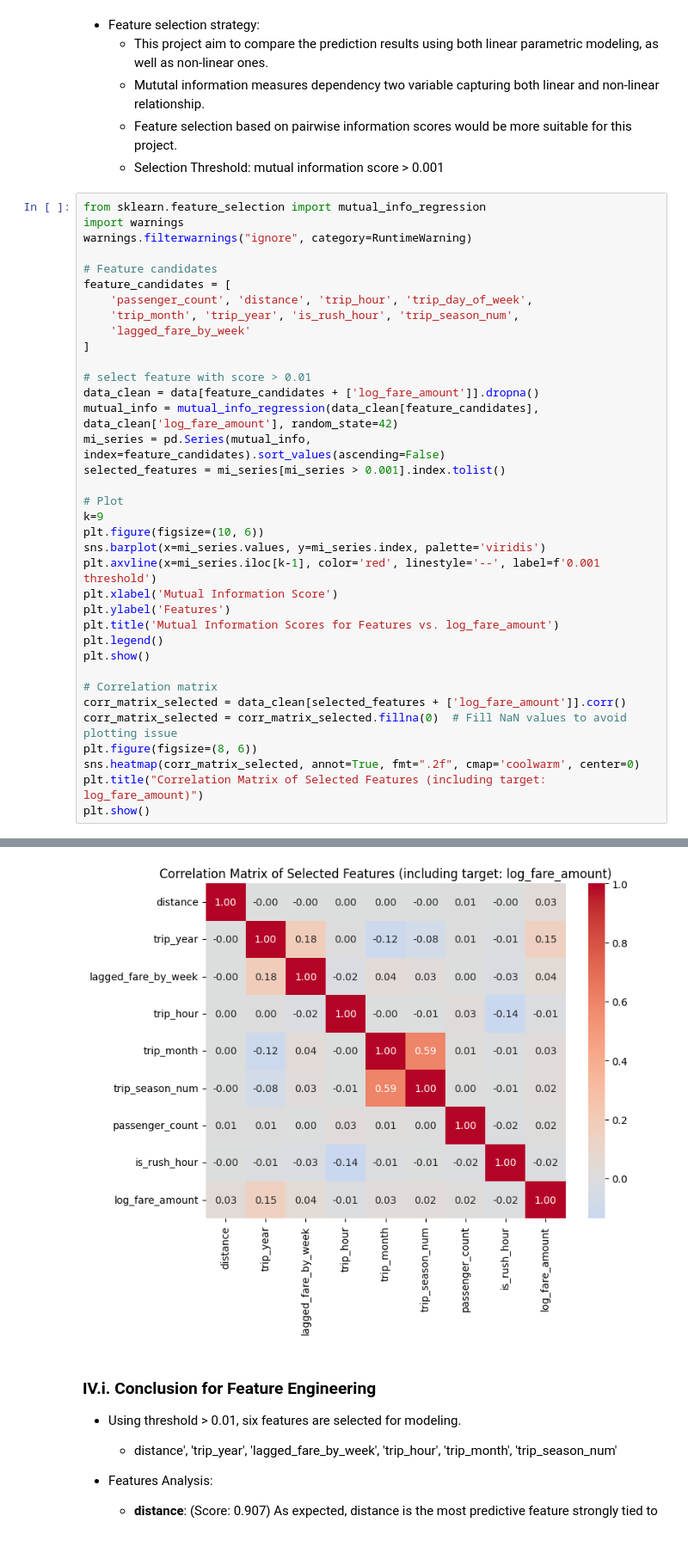
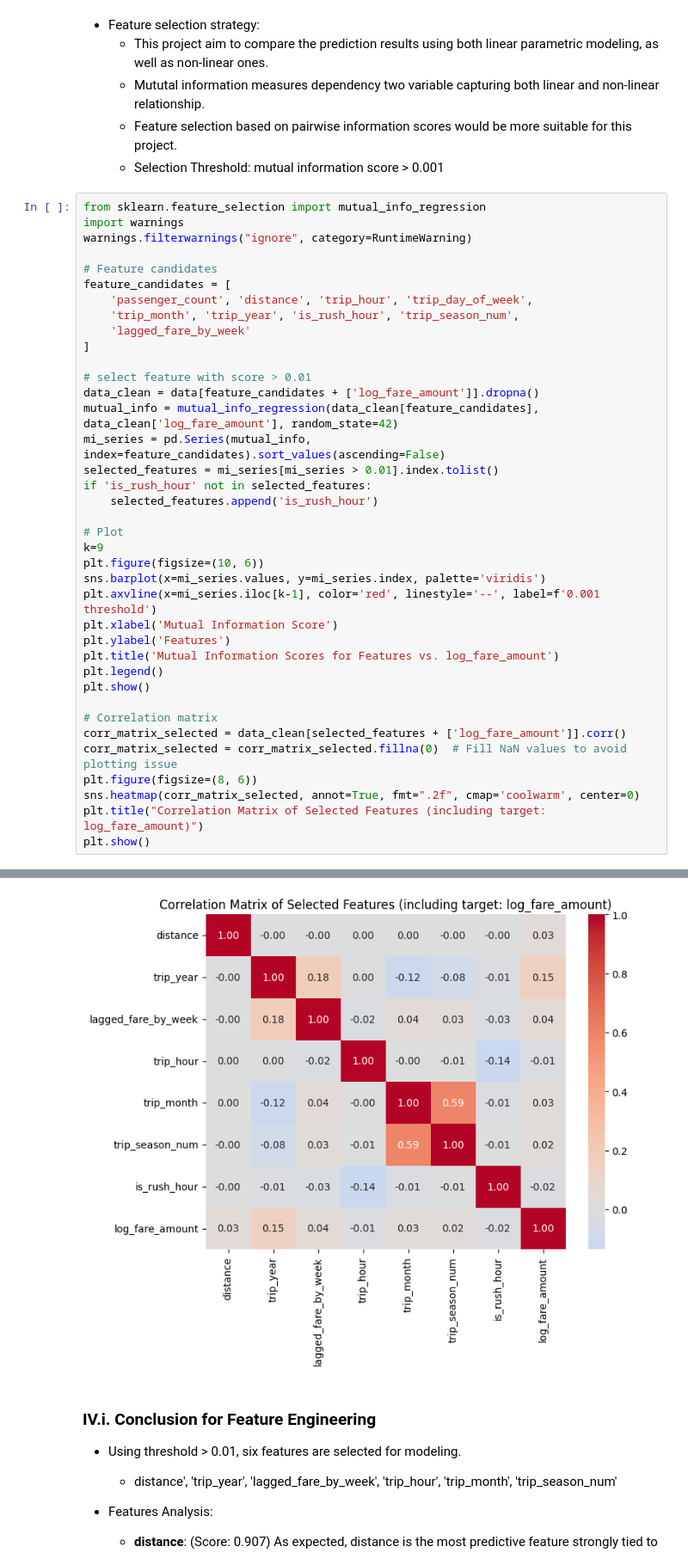
Before and after one commit to ameau01/Uber-Fare-Prediction, a Jupyter notebook: uber-fare-prediction-final.ipynb, the cells around one changed output, grey strips where cells are left out. Shown at 86% size. Cells and saved outputs as stored; diff of their text form.

```diff
--- a/uber-fare-prediction-final.ipynb
+++ b/uber-fare-prediction-final.ipynb
@@ -539,35 +539,37 @@ feature_candidates = [
     'passenger_count', 'distance', 'trip_hour', 'trip_day_of_week',
     'trip_month', 'trip_year', 'is_rush_hour', 'trip_season_num',
     'lagged_fare_by_week'
 ]
 
 # select feature with score > 0.01
 data_clean = data[feature_candidates + ['log_fare_amount']].dropna()
 mutual_info = mutual_info_regression(data_clean[feature_candidates], data_clean['log_fare_amount'], random_state=42)
 mi_series = pd.Series(mutual_info, index=feature_candidates).sort_values(ascending=False)
-selected_features = mi_series[mi_series > 0.001].index.tolist()
+selected_features = mi_series[mi_series > 0.01].index.tolist()
+if 'is_rush_hour' not in selected_features:
+    selected_features.append('is_rush_hour')
 
 # Plot
 k=9
 plt.figure(figsize=(10, 6))
 sns.barplot(x=mi_series.values, y=mi_series.index, palette='viridis')
 plt.axvline(x=mi_series.iloc[k-1], color='red', linestyle='--', label=f'0.001 threshold')
 plt.xlabel('Mutual Information Score')
 plt.ylabel('Features')
 plt.title('Mutual Information Scores for Features vs. log_fare_amount')
 plt.legend()
 plt.show()
 
 # Correlation matrix
 corr_matrix_selected = data_clean[selected_features + ['log_fare_amount']].corr()
 corr_matrix_selected = corr_matrix_selected.fillna(0)  # Fill NaN values to avoid plotting issue
 plt.figure(figsize=(8, 6))
 sns.heatmap(corr_matrix_selected, annot=True, fmt=".2f", cmap='coolwarm', center=0)
 plt.title("Correlation Matrix of Selected Features (including target: log_fare_amount)")
 plt.show()
 # %% [output]
 [figure]
-[figure, old version]
+[figure, new version]
 # %% [markdown]
 ### IV.i. Conclusion for Feature Engineering ###
 
```
Also changed, not shown: parts of 7 cells of this notebook.
